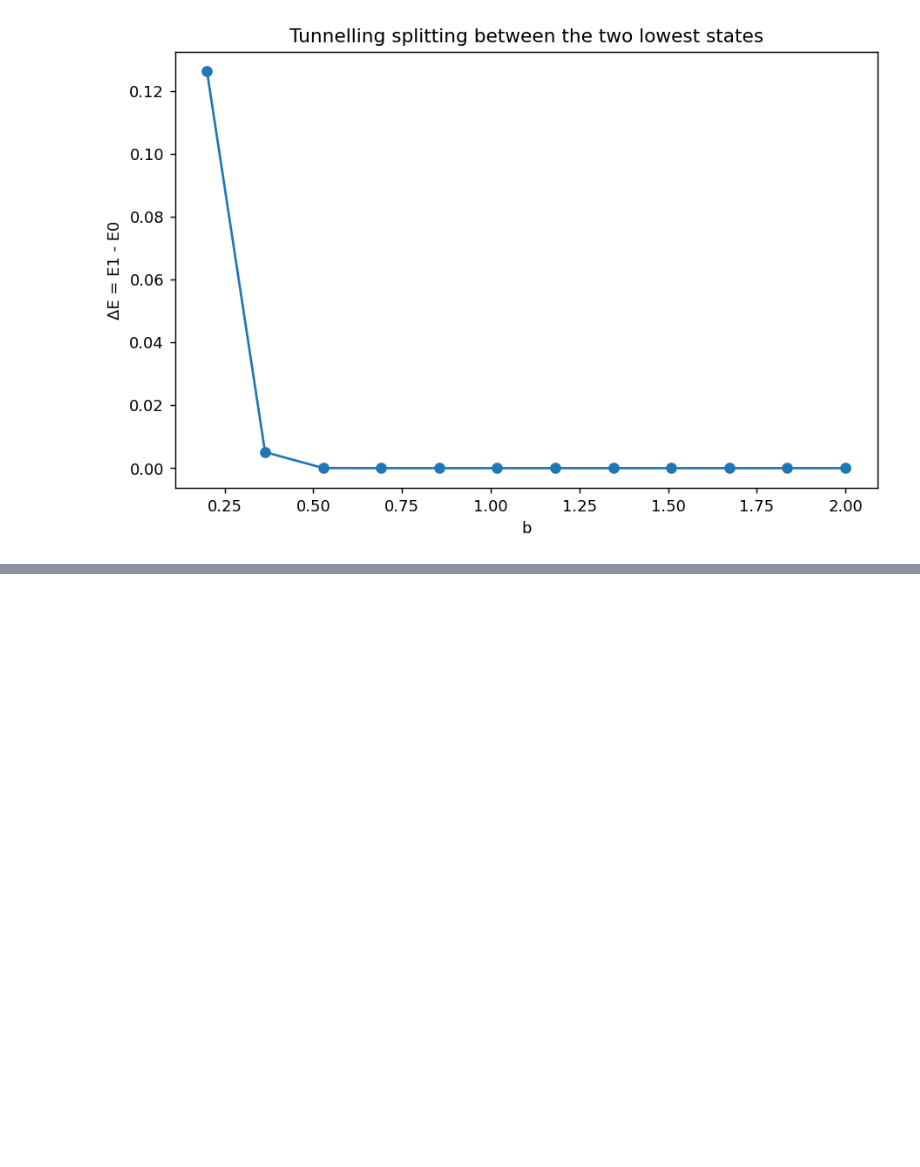
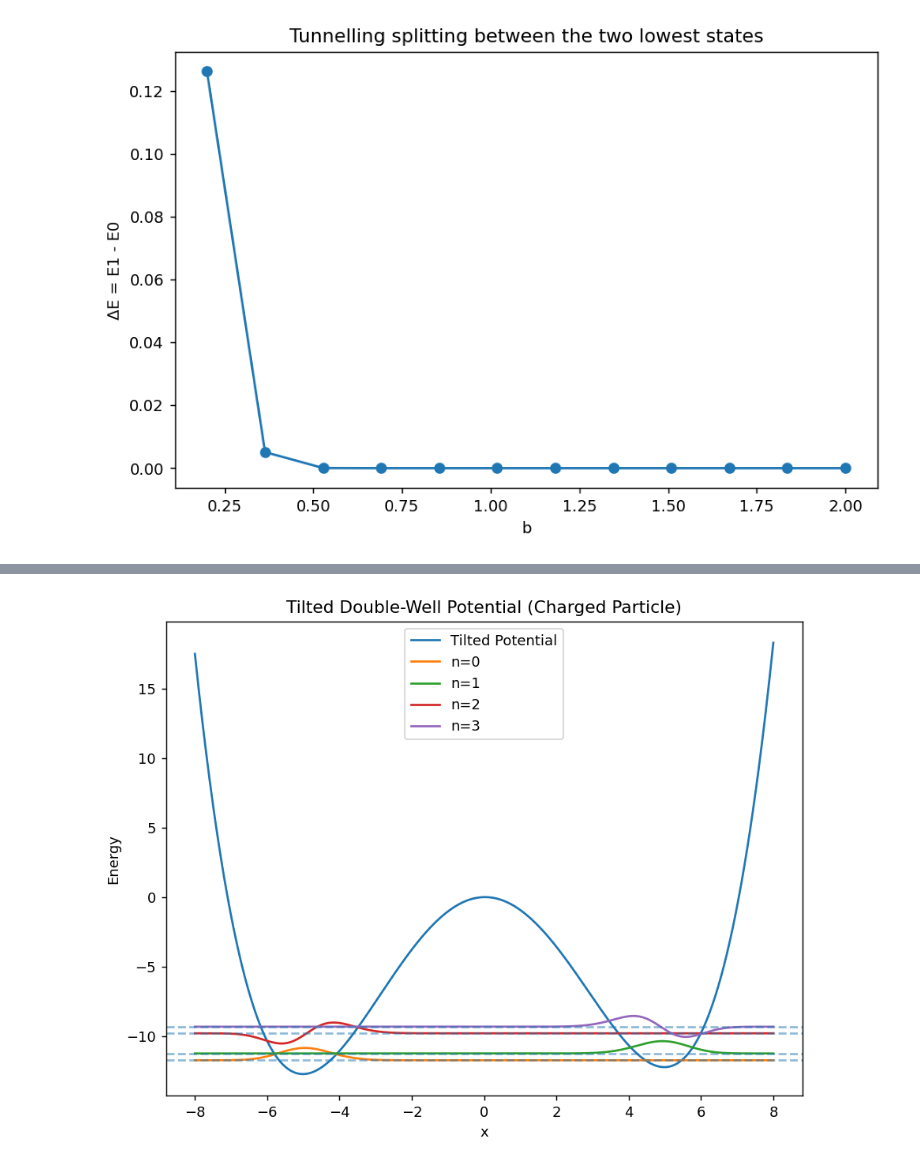
Before and after one commit to anannya5rahman/Final-Project-Defense, a Jupyter notebook: Quartic_Double_Well_Final Project.ipynb, the cells around one changed output, grey strips where cells are left out. Saved outputs shown, nothing was run; the diff lists cells and outputs as text; code cells hidden in the pictures; blank space fills up the shorter version.

```diff
--- a/Quartic_Double_Well_Final Project.ipynb
+++ b/Quartic_Double_Well_Final Project.ipynb
@@ -243,3 +326,31 @@ plt.show()
+# %%
+# Plot tilted potential and wavefunctions
+
+
+x = np.linspace(-8, 8, 800)
+
+eigvals, eigvecs = solve_tilted(x, c=0.05)
+
+plt.figure(figsize=(8,6))
+
+# Plot potential
+plt.plot(x, tilted_potential(x, c=0.05), label="Tilted Potential")
+
+# Plot wavefunctions
+for i in range(len(eigvals)):
+    plt.plot(x, eigvecs[:, i] + eigvals[i], label=f"n={i}")
+
+# Energy levels
+for E in eigvals:
+    plt.axhline(E, linestyle='--', alpha=0.5)
+
+plt.xlabel("x")
+plt.ylabel("Energy")
+plt.title("Tilted Double-Well Potential (Charged Particle)")
+plt.legend()
+plt.show()
+# %% [output]
+[figure, added]
 # %% [markdown]
 ## Discussion
 
```
Also changed, not shown: parts of 6 cells of this notebook.
